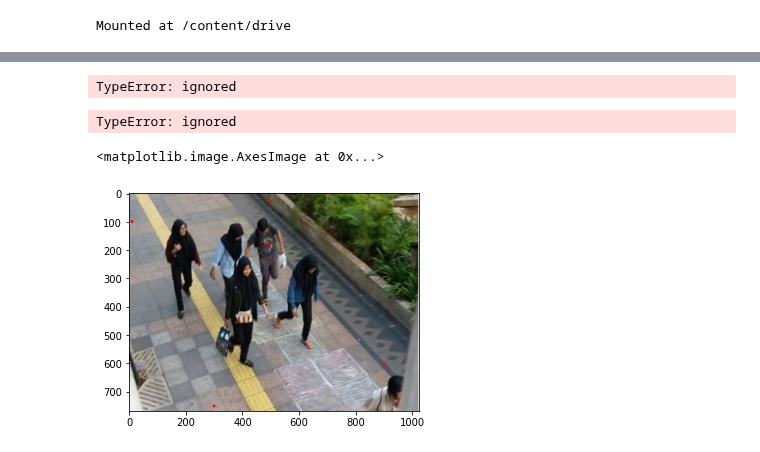
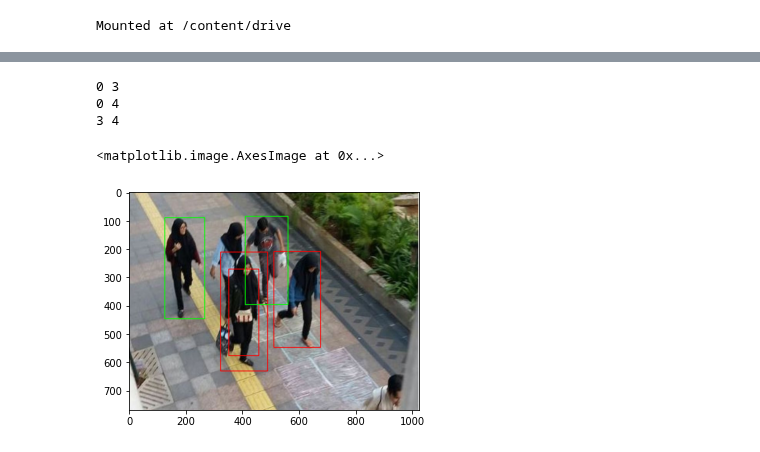
Before and after one commit to lephuocdat2000/Advanced-CV, a Jupyter notebook: FinalProject.ipynb, the cells around one changed output, grey strips where cells are left out. Drawn from its saved outputs; the diff is of its cells as text; code cells hidden in the pictures.

```diff
--- a/FinalProject.ipynb
+++ b/FinalProject.ipynb
@@ -29,6 +29,7 @@ import cv2
 import timeit
 import itertools
 
+distance_minimum = 60
 WIDTH,HEIGHT=(1024,768)
 model = YOLOv4(
         input_shape=(HEIGHT,WIDTH,3),
@@ -136,22 +162,37 @@ transformed_points = transformed_points.reshape(transformed_points.shape[0],tran
 # %%
-distance_minimum = 200
-if len(detections>1):
+image=cv2.imread('/content/2019_05_13_72171_1557749850._large.jpg')
+image = cv2.resize(image,(1024,768))
+A = [142,298]
+B = [784,315]
+C = [811,371]
+D = [82,347]
+M = MatrixCreation(A,B,C,D)
+images,boxes,detections=images_processing(model,image)
+boxes= boxes[~np.all(boxes== 0, axis=1)]
+transformed_points = Points_Transformation(boxes)
+if len(boxes>1):
    list_indexes = list(itertools.combinations(range(len(transformed_points)), 2))
    x_y_ = []
    for i,pair in enumerate(itertools.combinations(transformed_points, r=2)):
       if np.sqrt( (pair[0][0] - pair[1][0])**2 + (pair[0][1] - pair[1][1])**2 ) < int(distance_minimum):
             #change color top view
             index_pt1 = list_indexes[i][0]
             index_pt2 = list_indexes[i][1]
+            print(index_pt1,index_pt2)
             #change color original frame
-            xmin,ymin,xmax,ymax = boxes[index_pt1]
-            cv2.rectangle(image,(int(xmin),int(ymin)),(int(xmax),int(ymax)),(0,0,255),2)
-            xmin,ymin,xmax,ymax = boxes[index_pt2]
-            cv2.rectangle(image,(int(xmin),int(ymin)),(int(xmax),int(ymax)),(0,0,255),2)
-            x_y_.append([index_pt1,index_pt2])
+            DrawnRectangel(boxes,image,index_pt1,(0,0,255))
+            DrawnRectangel(boxes,image,index_pt2,(0,0,255))
+            x_y_.append(index_pt1)
+            x_y_.append(index_pt2)
+   x_y_ = np.unique(x_y_)
+   diff = np.setdiff1d(list(range(0,len(boxes))),np.unique(x_y_))
+   for i in diff: DrawnRectangel(boxes,image,i,(0,255,0))
+else:
+   DrawnRectangel(boxes,image,0,(0,255,0))
+plt.imshow(cv2.cvtColor(image,cv2.COLOR_BGR2RGB))
 # %% [output]
-TypeError: ignored
+0 3
+0 4
+3 4
+<matplotlib.image.AxesImage at 0x...>
+[figure, added]
-# %%
-plt.imshow(cv2.cvtColor(image,cv2.COLOR_BGR2RGB))
-# %% [output]
-TypeError: ignored
@@ -160,11 +198,0 @@ image_path= '/content/2019_05_13_72171_1557749850._large.jpg'
-# %%
-image=cv2.imread(image_path)
-image = cv2.resize(image,(1024,768))
-cv2.circle(image,(10,100),5,(0,0,255),-1)
-cv2.circle(image,(500,30),5,(0,0,255),-1)
-cv2.circle(image,(300,750),5,(0,0,255),-1)
-cv2.circle(image,(900,600),5,(0,0,255),-1)
-plt.imshow(cv2.cvtColor(image,cv2.COLOR_BGR2RGB))
-# %% [output]
-<matplotlib.image.AxesImage at 0x...>
-[figure, removed]
```
Also changed, not shown: parts of 6 cells of this notebook.
